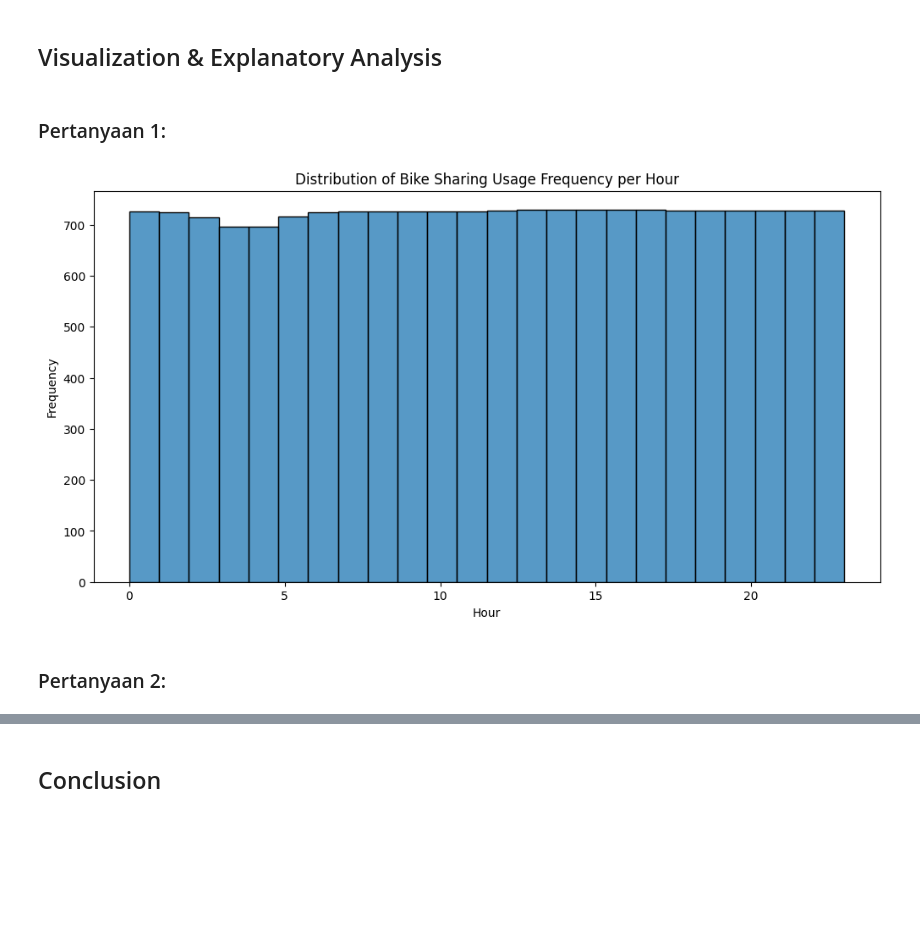
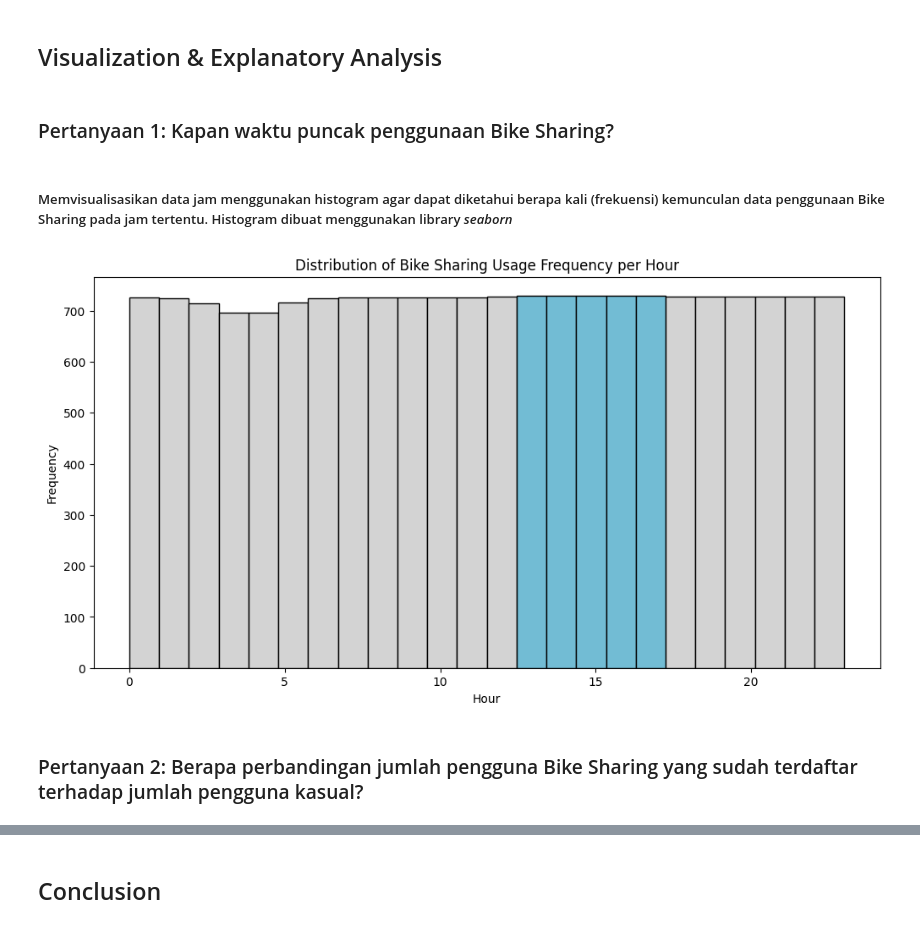
Before and after one commit to LawTAGS/bangkit-machine-learning, a Jupyter notebook: Proyek_Analisis_Data_Dicoding.ipynb, the cells around one changed output, grey strips where cells are left out. Saved outputs shown, nothing was run; the diff lists cells and outputs as text; code cells hidden in the pictures; blank space fills up the shorter version.

```diff
--- a/Proyek_Analisis_Data_Dicoding.ipynb
+++ b/Proyek_Analisis_Data_Dicoding.ipynb
@@ -28,5 +28,6 @@ Drive already mounted at /content/drive/; to attempt to forcibly remount, call d
 # %%
-file = '/content/drive/My Drive/Bangkit/Dicoding/Bike-sharing-dataset/hour.csv'
+# file = '/content/drive/My Drive/Bangkit/Dicoding/Bike-sharing-dataset/hour.csv'
+file = './Bike-sharing-dataset/hour.csv'
 df = pd.read_csv(file)
 df.head()
 # %% [output]
@@ -157,15 +161,23 @@ Data Grouping:
 # %% [markdown]
 ## Visualization & Explanatory Analysis
 # %% [markdown]
-### Pertanyaan 1:
+### Pertanyaan 1: Kapan waktu puncak penggunaan Bike Sharing?
+# %% [markdown]
+##### Memvisualisasikan data jam menggunakan histogram agar dapat diketahui berapa kali (frekuensi) kemunculan data penggunaan Bike Sharing pada jam tertentu. Histogram dibuat menggunakan library *seaborn*
 # %%
+colors = ["#D3D3D3"] * 13 + ["#72BCD4"] * 5 + ["#D3D3D3"] * 6
+
 plt.figure(figsize=(12, 6))
-sns.histplot(df['hr'], bins=24)
+hist = sns.histplot(df['hr'], bins=24)
+
+for bar, color in zip(hist.patches, colors):
+    bar.set_facecolor(color)
+
 plt.title('Distribution of Bike Sharing Usage Frequency per Hour')
 plt.xlabel('Hour')
 plt.ylabel('Frequency')
 plt.show()
 # %% [output]
-[figure, old version]
+[figure, new version]
-# %% [markdown]
-### Pertanyaan 2:
+# %% [markdown]
+### Pertanyaan 2: Berapa perbandingan jumlah pengguna Bike Sharing yang sudah terdaftar terhadap jumlah pengguna kasual?
```
Also changed, not shown: parts of 12 cells of this notebook, 5 other files.
